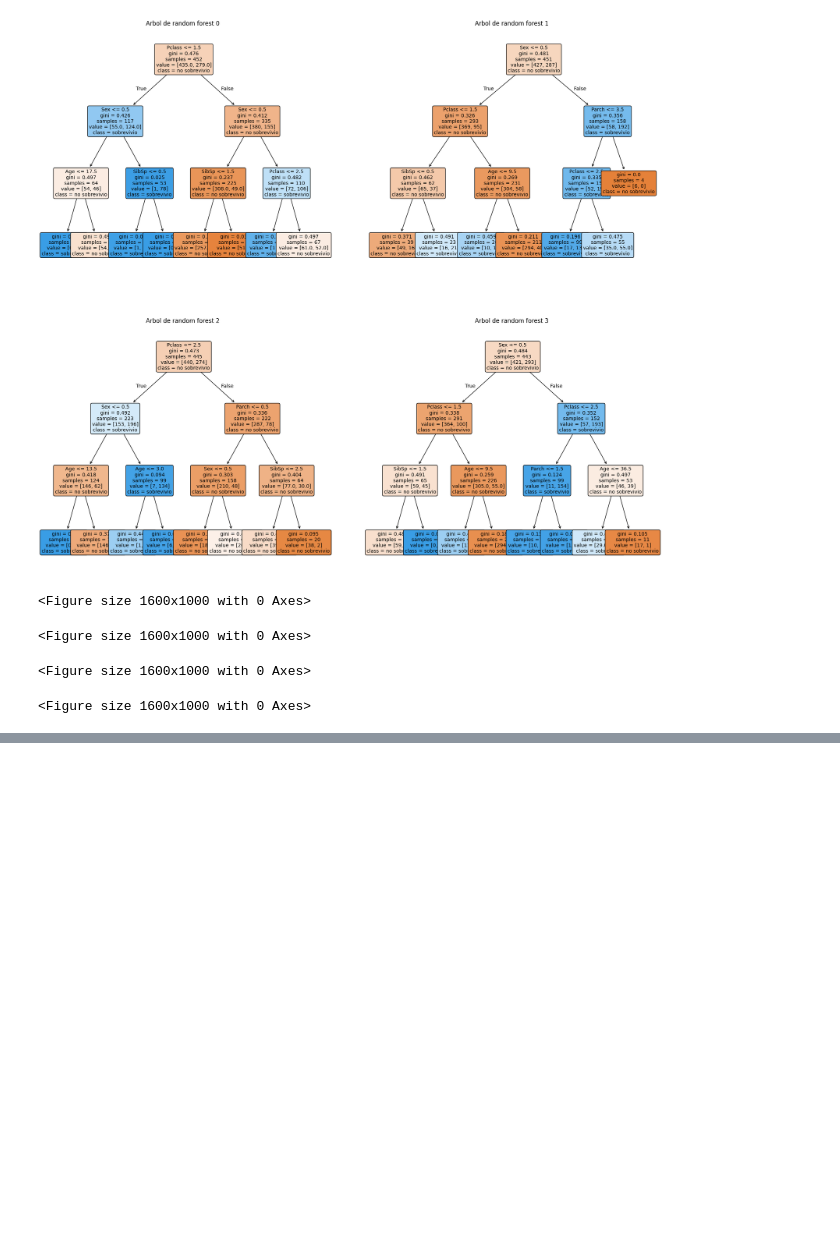
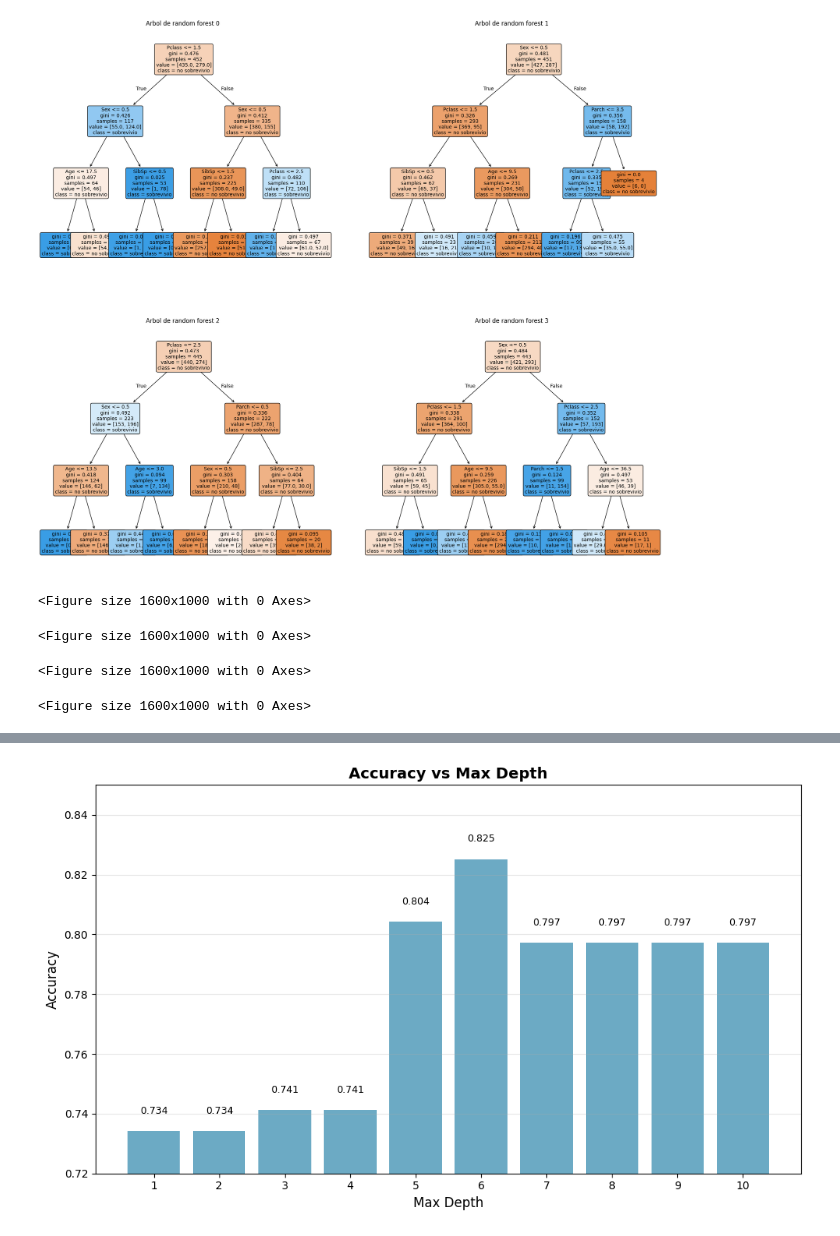
Before and after one commit to MarioAran/AI-con-python, a Jupyter notebook: modulo_4/teoria filtrado/Decision_Tree/practica/main.ipynb, the cells around one changed output, grey strips where cells are left out. Saved outputs shown, nothing was run; the diff lists cells and outputs as text; code cells hidden in the pictures; blank space fills up the shorter version.

```diff
--- a/modulo_4/teoria filtrado/Decision_Tree/practica/main.ipynb
+++ b/modulo_4/teoria filtrado/Decision_Tree/practica/main.ipynb
@@ -109,0 +65,26 @@ Parch: 0.0000
+# %%
+from sklearn.model_selection import train_test_split
+from sklearn.metrics import accuracy_score
+from sklearn import tree
+import numpy as np
+
+X_train, X_test, y_train, y_test = train_test_split(X, Y, test_size=0.2, random_state=42)
+
+max_depth_test = []
+Accuracy = []
+best_accuracy = 0
+best_depth = 0
+
+for depth in range(1, 11):
+    model = tree.DecisionTreeClassifier(criterion='entropy', max_depth=depth, random_state=42)
+    model.fit(X_train, y_train)
+    y_pred = model.predict(X_test)
+    acc = accuracy_score(y_test, y_pred)
+
+    print(f"max_depth = {depth} → Accuracy = {acc:.3f}")
+
+    Accuracy.append(acc)
+    max_depth_test.append(depth)
+    if acc > best_accuracy:
+        best_accuracy = acc
+        best_depth = depth
@@ -109,0 +102,20 @@ Parch: 0.0000
+# %%
+import matplotlib.pyplot as plt
+
+plt.figure(figsize=(10, 6))
+bars = plt.bar(max_depth_test, Accuracy, color='#2E86AB', alpha=0.7)
+plt.title('Accuracy vs Max Depth', fontsize=14, fontweight='bold')
+plt.xlabel('Max Depth', fontsize=12)
+plt.ylabel('Accuracy', fontsize=12)
+plt.grid(True, alpha=0.3, axis='y')
+plt.xticks(max_depth_test)
+
+for bar, acc in zip(bars, Accuracy):
+    height = bar.get_height()
+    plt.text(bar.get_x() + bar.get_width()/2., height + 0.005,
+             f'{acc:.3f}', ha='center', va='bottom', fontsize=9)
+plt.ylim(0.72, 0.85)
+plt.tight_layout()
+plt.show()
+# %% [output]
+[figure, added]
```
Also changed, not shown: parts of 5 cells of this notebook, 7 other files.
